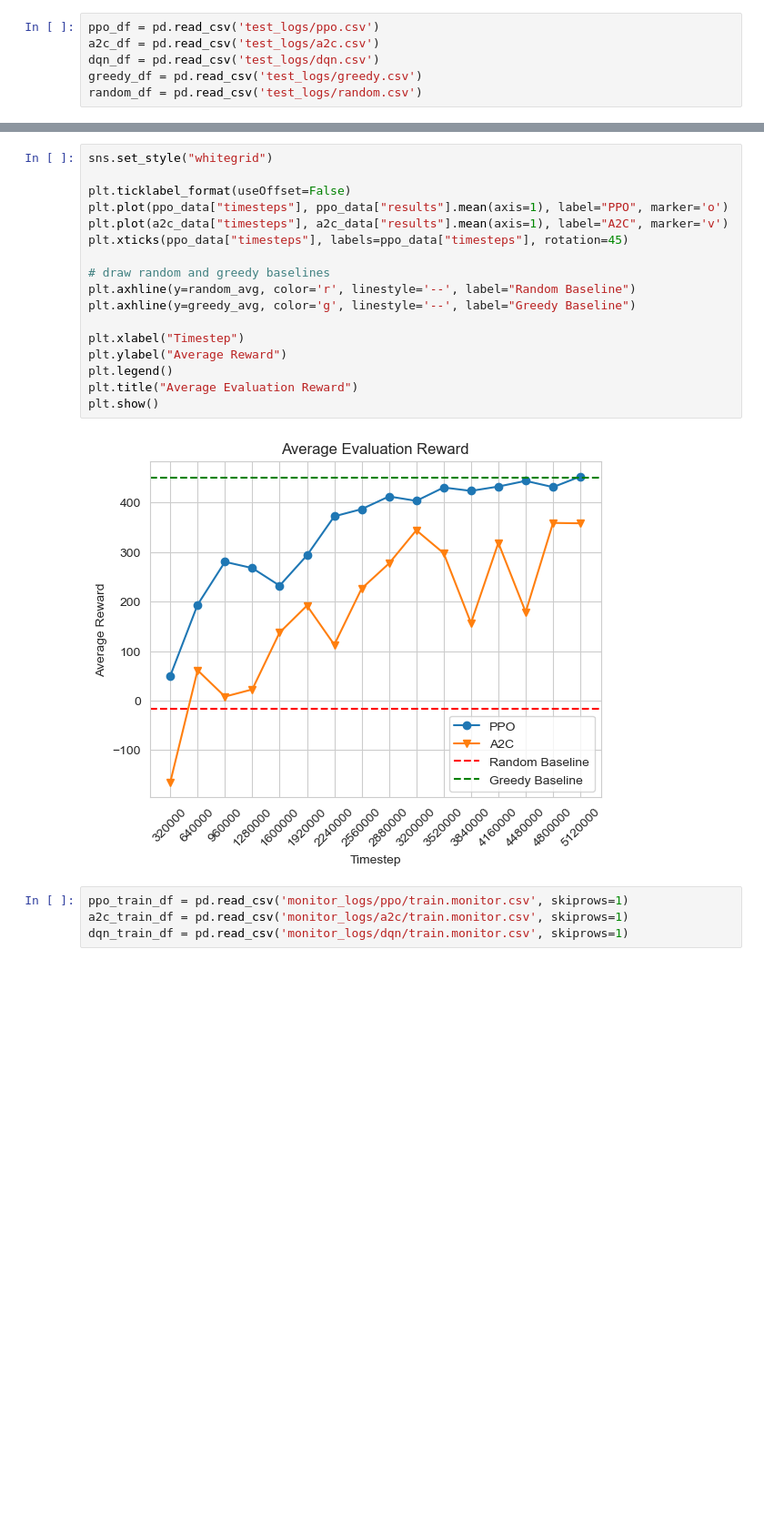
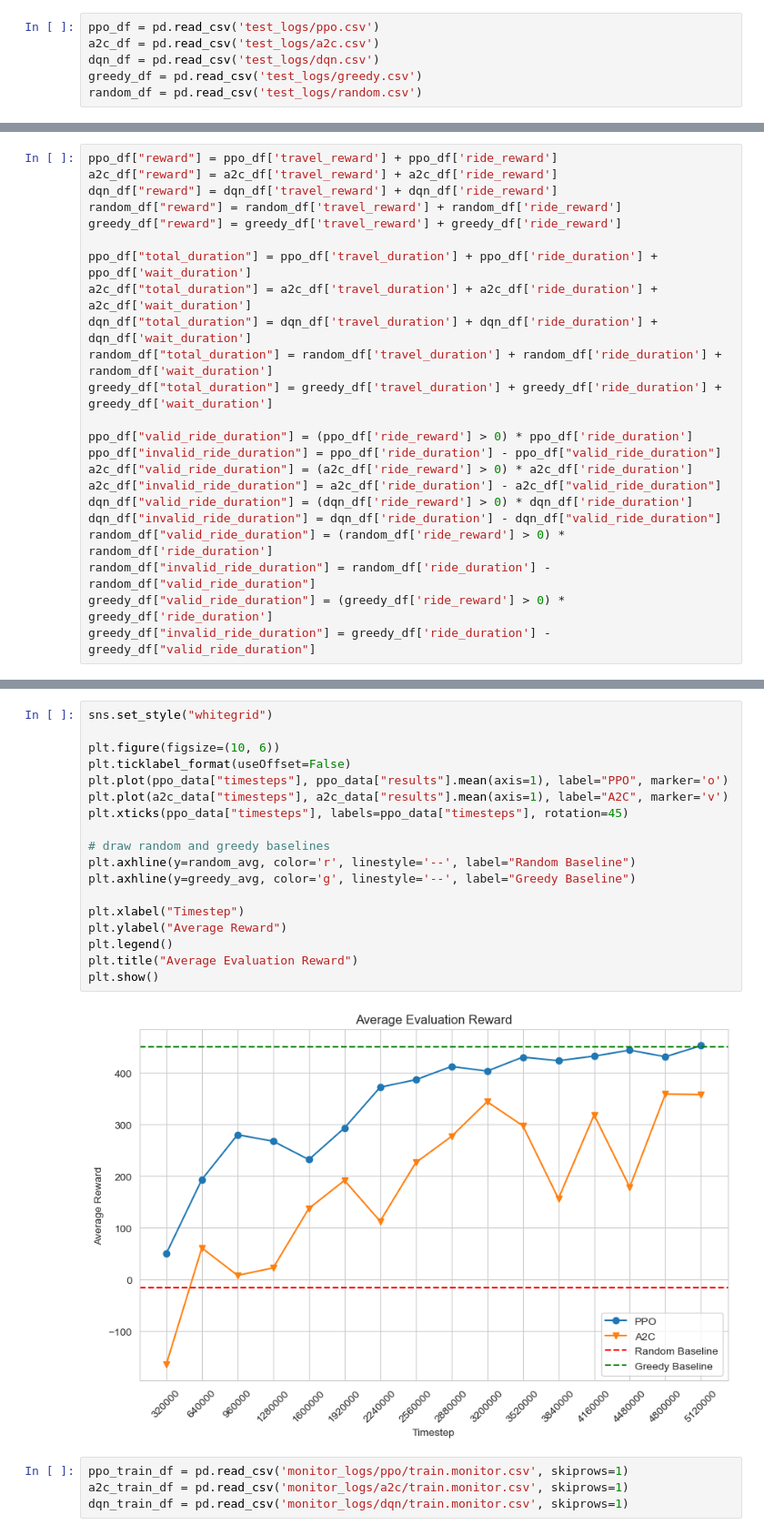
Before and after one commit to Hiroki39/DS-GA-3001-007-Final-Project, a Jupyter notebook: visualize.ipynb, the cells around one changed output, grey strips where cells are left out. Shown at 91% size. Saved outputs shown, nothing was run; the diff lists cells and outputs as text; blank space fills up the shorter version.

```diff
--- a/visualize.ipynb
+++ b/visualize.ipynb
@@ -23 +17,24 @@ greedy_df["reward"] = greedy_df['travel_reward'] + greedy_df['ride_reward']
+# %%
+ppo_df["reward"] = ppo_df['travel_reward'] + ppo_df['ride_reward']
+a2c_df["reward"] = a2c_df['travel_reward'] + a2c_df['ride_reward']
+dqn_df["reward"] = dqn_df['travel_reward'] + dqn_df['ride_reward']
+random_df["reward"] = random_df['travel_reward'] + random_df['ride_reward']
+greedy_df["reward"] = greedy_df['travel_reward'] + greedy_df['ride_reward']
+
+ppo_df["total_duration"] = ppo_df['travel_duration'] + ppo_df['ride_duration'] + ppo_df['wait_duration']
+a2c_df["total_duration"] = a2c_df['travel_duration'] + a2c_df['ride_duration'] + a2c_df['wait_duration']
+dqn_df["total_duration"] = dqn_df['travel_duration'] + dqn_df['ride_duration'] + dqn_df['wait_duration']
+random_df["total_duration"] = random_df['travel_duration'] + random_df['ride_duration'] + random_df['wait_duration']
+greedy_df["total_duration"] = greedy_df['travel_duration'] + greedy_df['ride_duration'] + greedy_df['wait_duration']
+
+ppo_df["valid_ride_duration"] = (ppo_df['ride_reward'] > 0) * ppo_df['ride_duration']
+ppo_df["invalid_ride_duration"] = ppo_df['ride_duration'] - ppo_df["valid_ride_duration"]
+a2c_df["valid_ride_duration"] = (a2c_df['ride_reward'] > 0) * a2c_df['ride_duration']
+a2c_df["invalid_ride_duration"] = a2c_df['ride_duration'] - a2c_df["valid_ride_duration"]
+dqn_df["valid_ride_duration"] = (dqn_df['ride_reward'] > 0) * dqn_df['ride_duration']
+dqn_df["invalid_ride_duration"] = dqn_df['ride_duration'] - dqn_df["valid_ride_duration"]
+random_df["valid_ride_duration"] = (random_df['ride_reward'] > 0) * random_df['ride_duration']
+random_df["invalid_ride_duration"] = random_df['ride_duration'] - random_df["valid_ride_duration"]
+greedy_df["valid_ride_duration"] = (greedy_df['ride_reward'] > 0) * greedy_df['ride_duration']
+greedy_df["invalid_ride_duration"] = greedy_df['ride_duration'] - greedy_df["valid_ride_duration"]
 # %%
@@ -26,22 +46,23 @@ greedy_avg = greedy_df.groupby('current_date')['reward'].sum().mean()
 # %%
 sns.set_style("whitegrid")
 
+plt.figure(figsize=(10, 6))
 plt.ticklabel_format(useOffset=False)
 plt.plot(ppo_data["timesteps"], ppo_data["results"].mean(axis=1), label="PPO", marker='o')
 plt.plot(a2c_data["timesteps"], a2c_data["results"].mean(axis=1), label="A2C", marker='v')
 plt.xticks(ppo_data["timesteps"], labels=ppo_data["timesteps"], rotation=45)
 
 # draw random and greedy baselines
 plt.axhline(y=random_avg, color='r', linestyle='--', label="Random Baseline")
 plt.axhline(y=greedy_avg, color='g', linestyle='--', label="Greedy Baseline")
 
 plt.xlabel("Timestep")
 plt.ylabel("Average Reward")
 plt.legend()
 plt.title("Average Evaluation Reward")
 plt.show()
 # %% [output]
-[figure, old version]
+[figure, new version]
 # %%
 ppo_train_df = pd.read_csv('monitor_logs/ppo/train.monitor.csv', skiprows=1)
 a2c_train_df = pd.read_csv('monitor_logs/a2c/train.monitor.csv', skiprows=1)
```
Also changed, not shown: parts of 7 cells of this notebook, 1 other file.
